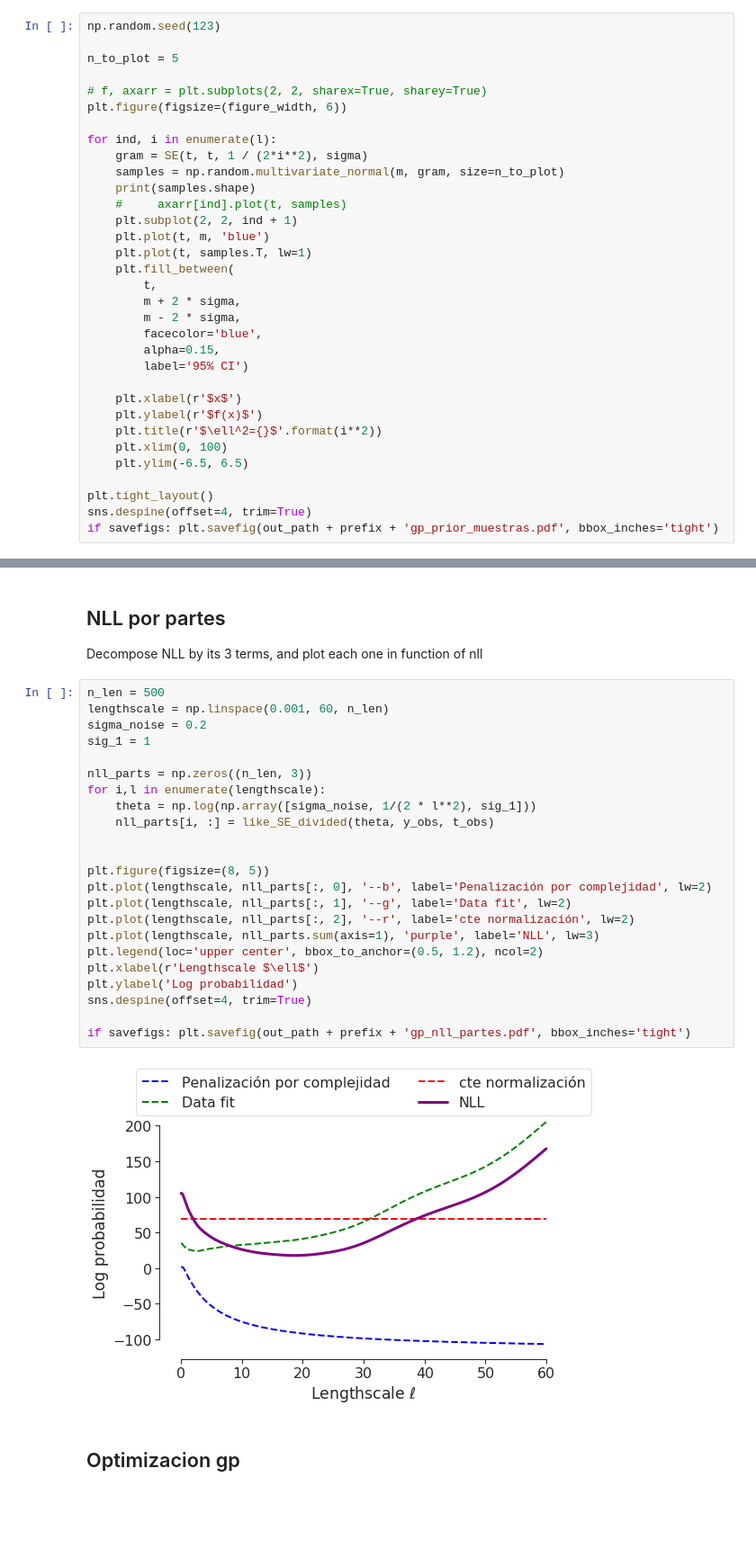
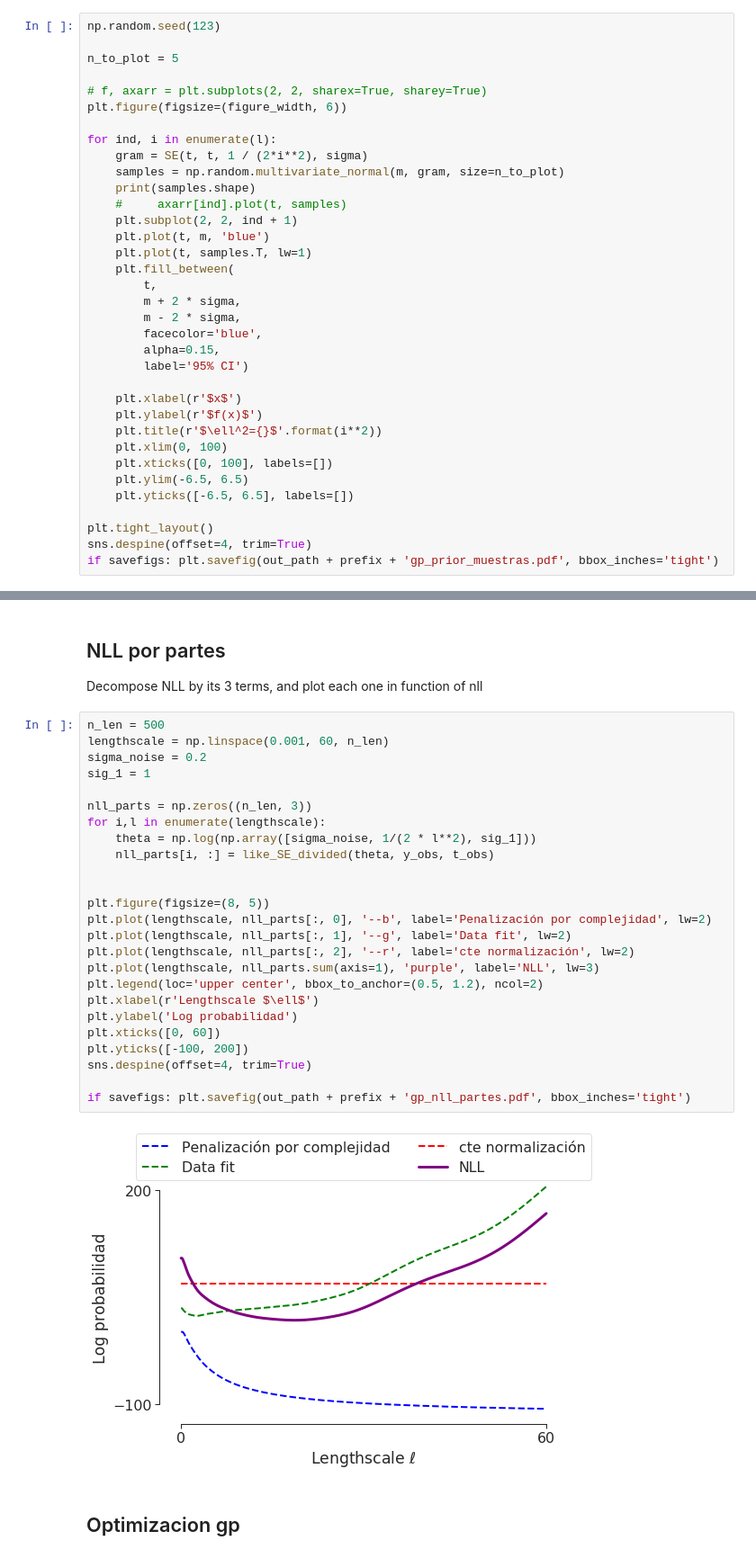
Before and after one commit to GAMES-UChile/Curso-Aprendizaje-de-Maquinas, a Jupyter notebook: Figuras.ipynb, the cells around one changed output, grey strips where cells are left out. Shown at 90% size. Cells and saved outputs as stored; diff of their text form; blank space fills up the shorter version.

```diff
--- a/Figuras.ipynb
+++ b/Figuras.ipynb
@@ -1084,7 +1084,9 @@ for ind, i in enumerate(l):
     plt.ylabel(r'$f(x)$')
     plt.title(r'$\ell^2={}$'.format(i**2))
     plt.xlim(0, 100)
+    plt.xticks([0, 100], labels=[])
     plt.ylim(-6.5, 6.5)
+    plt.yticks([-6.5, 6.5], labels=[])
 
 plt.tight_layout()
 sns.despine(offset=4, trim=True)
@@ -1268,28 +1274,30 @@ Decompose NLL by its 3 terms, and plot each one in function of nll
 # %%
 n_len = 500
 lengthscale = np.linspace(0.001, 60, n_len)
 sigma_noise = 0.2
 sig_1 = 1
 
 nll_parts = np.zeros((n_len, 3))
 for i,l in enumerate(lengthscale):
     theta = np.log(np.array([sigma_noise, 1/(2 * l**2), sig_1]))
     nll_parts[i, :] = like_SE_divided(theta, y_obs, t_obs)
 
 
 plt.figure(figsize=(8, 5))
 plt.plot(lengthscale, nll_parts[:, 0], '--b', label='Penalización por complejidad', lw=2)
 plt.plot(lengthscale, nll_parts[:, 1], '--g', label='Data fit', lw=2)
 plt.plot(lengthscale, nll_parts[:, 2], '--r', label='cte normalización', lw=2)
 plt.plot(lengthscale, nll_parts.sum(axis=1), 'purple', label='NLL', lw=3)
 plt.legend(loc='upper center', bbox_to_anchor=(0.5, 1.2), ncol=2)
 plt.xlabel(r'Lengthscale $\ell$')
 plt.ylabel('Log probabilidad')
+plt.xticks([0, 60])
+plt.yticks([-100, 200])
 sns.despine(offset=4, trim=True)
 
 if savefigs: plt.savefig(out_path + prefix + 'gp_nll_partes.pdf', bbox_inches='tight')
 # %% [output]
-[figure, old version]
+[figure, new version]
 # %% [markdown]
 ##  Optimizacion gp
 # %%
```
Also changed, not shown: parts of 8 cells of this notebook, 10 other files.
